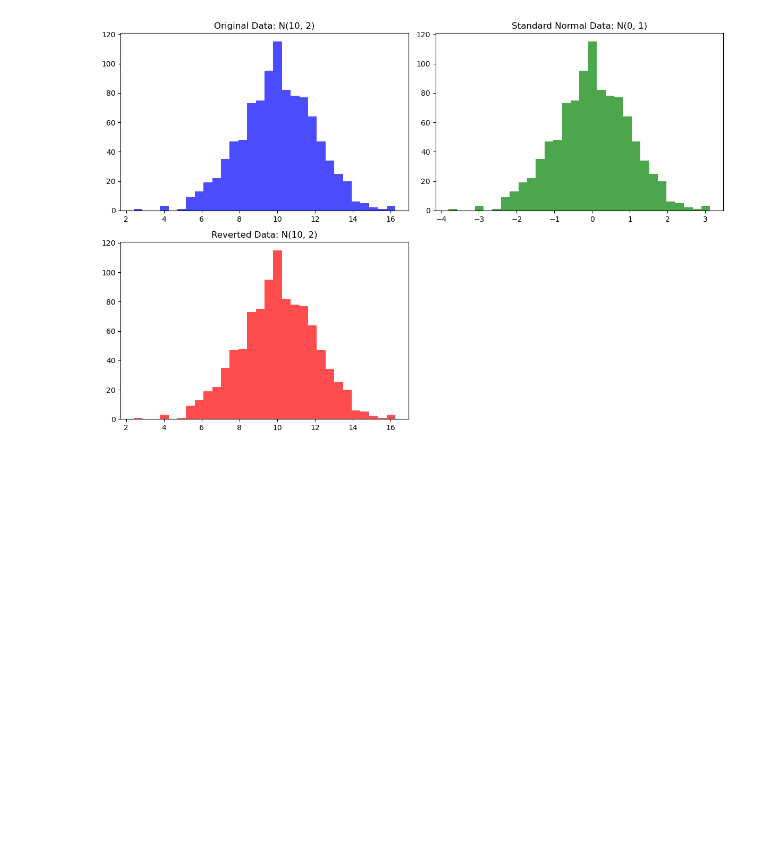
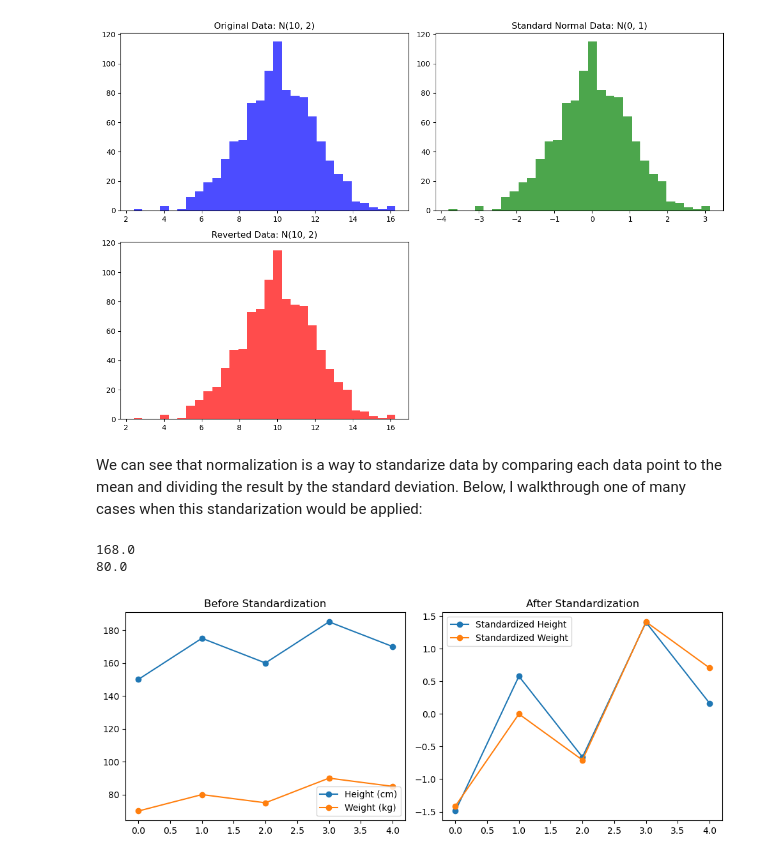
Before and after one commit to freddiek4/F2024_Statisitcal_Compute_UCSB, a Jupyter notebook: Discrete_Continous_Distributions.ipynb, the cells around one changed output. Saved outputs shown, nothing was run; the diff lists cells and outputs as text; code cells hidden in the pictures; blank space fills up the shorter version.

Commit message:
ADD: Graph Standarization Code

```diff
--- a/Discrete_Continous_Distributions.ipynb
+++ b/Discrete_Continous_Distributions.ipynb
@@ -230,3 +230,32 @@ plt.tight_layout()
 plt.show()
 # %% [output]
 [figure]
+# %% [markdown]
+We can see that normalization is a way to standarize data by comparing each data point to the mean and dividing the result by the standard deviation. Below, I walkthrough one of many cases when this standarization would be applied:
+# %%
+heights = np.array([150, 175, 160, 185, 170])  # in cm
+weights = np.array([70, 80, 75, 90, 85])      # in kg
+
+print(heights.mean())
+print(weights.mean())
+
+std_heights = to_standard_normal(heights, np.mean(heights), np.std(heights))
+std_weights = to_standard_normal(weights, np.mean(weights), np.std(weights))
+
+fig, axs = plt.subplots(1, 2, figsize=(10, 4))
+# Before Standardization
+axs[0].plot(heights, label='Height (cm)', marker='o')
+axs[0].plot(weights, label='Weight (kg)', marker='o')
+axs[0].set_title('Before Standardization')
+axs[0].legend()
+# After Standardization
+axs[1].plot(std_heights, label='Standardized Height', marker='o')
+axs[1].plot(std_weights, label='Standardized Weight', marker='o')
+axs[1].set_title('After Standardization')
+axs[1].legend()
+plt.tight_layout()
+plt.show()
+# %% [output]
+168.0
+80.0
+[figure, added]
```
Also changed, not shown: parts of 1 cell of this notebook.
